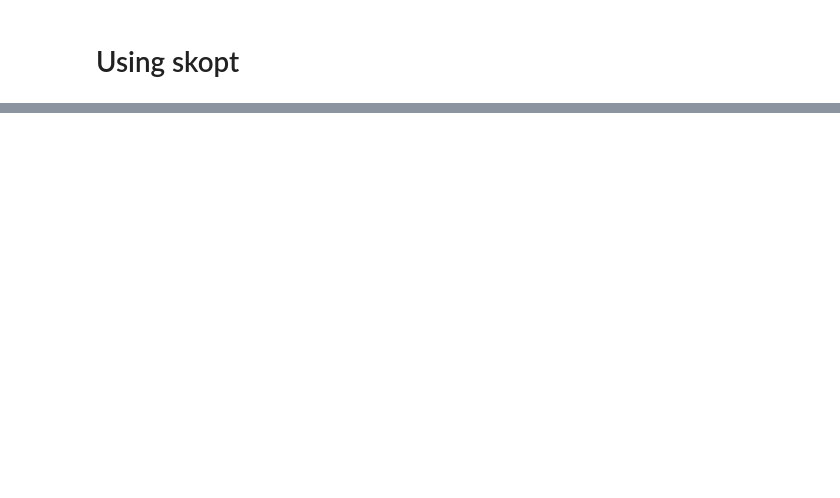
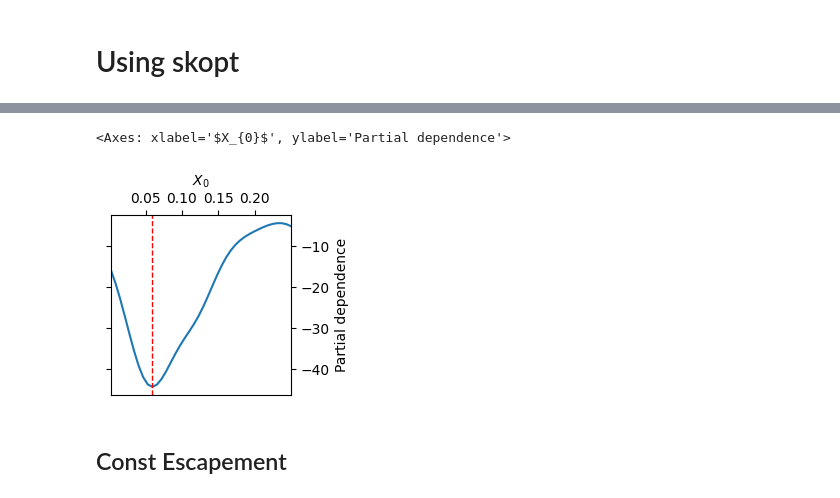
Before and after one commit to petebachant/rl4fisheries, a Jupyter notebook: notebooks/optimal-fixed-policy.ipynb, the cells around one changed output, grey strips where cells are left out. Saved outputs shown, nothing was run; the diff lists cells and outputs as text; code cells hidden in the pictures; blank space fills up the shorter version.

```diff
--- a/notebooks/optimal-fixed-policy.ipynb
+++ b/notebooks/optimal-fixed-policy.ipynb
@@ -86,5 +23,0 @@ gather_stats(manager, env)
-# %%
-results = []
-for x in tqdm(np.linspace(0,0.25, 100)):
-    manager = Msy(mortality=x)
-    results.append([x, *gather_stats(manager, env=env)])
@@ -112,9 +23,0 @@ ggplot(df, aes("x", "y", ymin = "ymin", ymax = "ymax")) + geom_point() + geom_ri
-# %%
-results = []
-for _ in tqdm(range(100)):
-    x = np.random.rand() * env.bound
-    manager = ConstEsc(escapement=x, obs_bounds=env.bound)
-    results.append([x, *gather_stats(manager, env=env)])
-
-df = pl.from_records(results, schema=["x", "y", "ymin", "ymax"])
-ggplot(df, aes("x", "y", ymin = "ymin", ymax = "ymax")) + geom_point() + geom_ribbon(alpha=0.4, fill="blue")
@@ -226,0 +36,10 @@ from skopt import gp_minimize, gbrt_minimize
+# %%
+env = Asm()
+def msy_fun(x):
+    agent = Msy(mortality=x[0])
+    mean, sd = evaluate_policy(agent, Monitor(env), n_eval_episodes=100)
+    return -mean
+# %%
+%%time
+msy_gp = gp_minimize(msy_fun, [(0.002, 0.25)], n_calls = 100, verbose=True, n_jobs=-1)
+msy_gp.fun, msy_gp.x
@@ -227 +139,8 @@ from skopt import gp_minimize, gbrt_minimize
+# %%
+plot_objective(msy_gp)
+# %% [output]
+<Axes: xlabel='$X_{0}$', ylabel='Partial dependence'>
+[figure, added]
+# %% [markdown]
+## Const Escapement
 # %%
```
Also changed, not shown: parts of 46 cells of this notebook, 4 other files.
